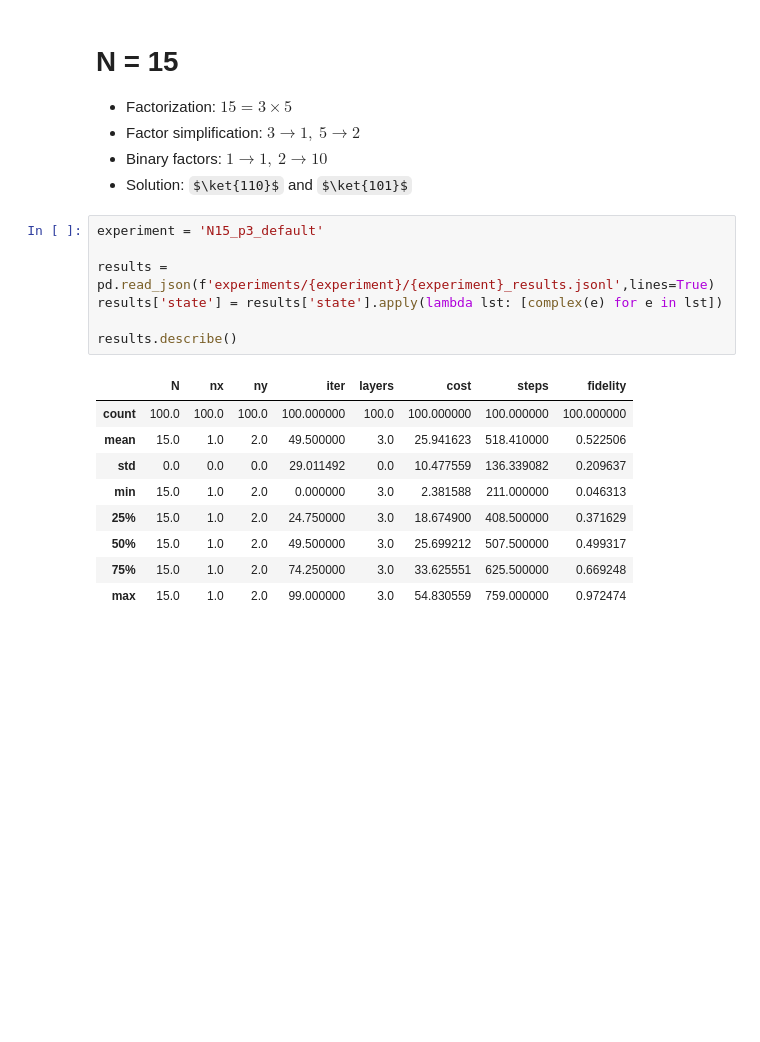
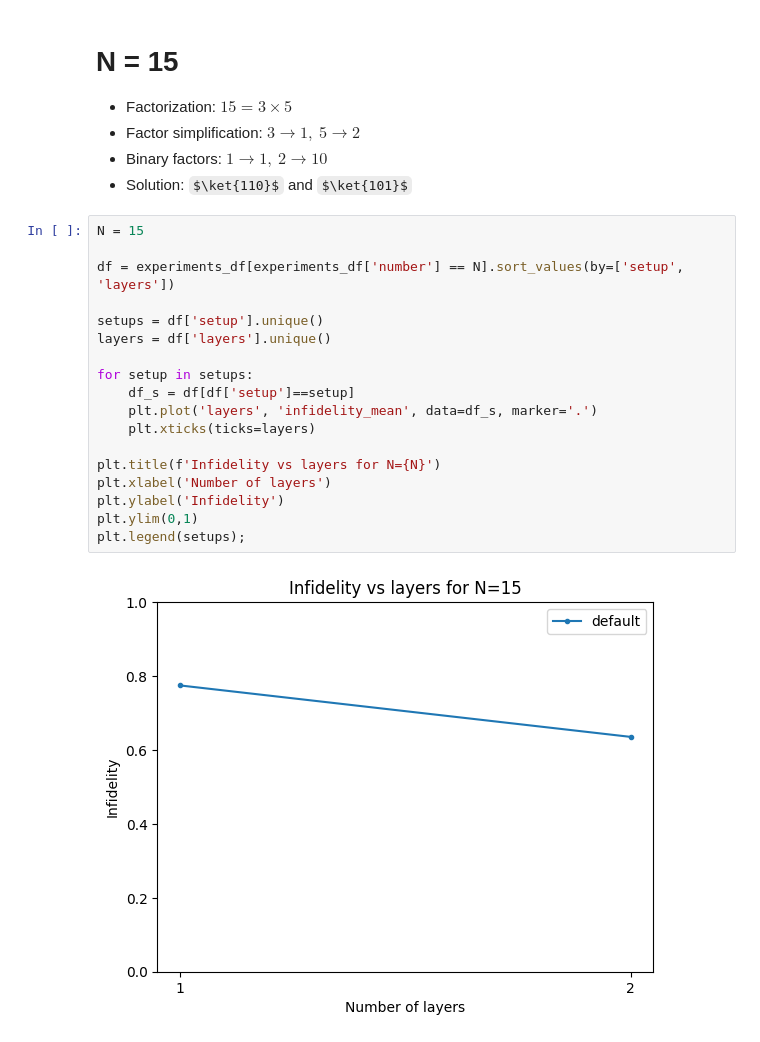
Before and after one commit to fpllcr/master-thesis, a Jupyter notebook: qaoa_factorization/notebooks/analysis.ipynb, the cells around one changed output. Cells and saved outputs as stored; diff of their text form; some formulas as TeX source; blank space fills up the shorter version.

```diff
--- a/qaoa_factorization/notebooks/analysis.ipynb
+++ b/qaoa_factorization/notebooks/analysis.ipynb
@@ -119,20 +89,23 @@ results.describe()
 * Factor simplification: $3 \rightarrow 1,\ 5 \rightarrow 2$
 * Binary factors: $1 \rightarrow 1,\ 2 \rightarrow 10$
 * Solution: $\ket{110}$ and $\ket{101}$
-# %%
-experiment = 'N15_p3_default'
-
-results = pd.read_json(f'experiments/{experiment}/{experiment}_results.jsonl',lines=True)
-results['state'] = results['state'].apply(lambda lst: [complex(e) for e in lst])
-
-results.describe()
-# %% [output]
-|  | N | nx | ny | iter | layers | cost | steps | fidelity |
-| count | 100.0 | 100.0 | 100.0 | 100.000000 | 100.0 | 100.000000 | 100.000000 | 100.000000 |
-| mean | 15.0 | 1.0 | 2.0 | 49.500000 | 3.0 | 25.941623 | 518.410000 | 0.522506 |
-| std | 0.0 | 0.0 | 0.0 | 29.011492 | 0.0 | 10.477559 | 136.339082 | 0.209637 |
-| min | 15.0 | 1.0 | 2.0 | 0.000000 | 3.0 | 2.381588 | 211.000000 | 0.046313 |
-| 25% | 15.0 | 1.0 | 2.0 | 24.750000 | 3.0 | 18.674900 | 408.500000 | 0.371629 |
-| 50% | 15.0 | 1.0 | 2.0 | 49.500000 | 3.0 | 25.699212 | 507.500000 | 0.499317 |
-| 75% | 15.0 | 1.0 | 2.0 | 74.250000 | 3.0 | 33.625551 | 625.500000 | 0.669248 |
-| max | 15.0 | 1.0 | 2.0 | 99.000000 | 3.0 | 54.830559 | 759.000000 | 0.972474 |
+# %%
+N = 15
+
+df = experiments_df[experiments_df['number'] == N].sort_values(by=['setup', 'layers'])
+
+setups = df['setup'].unique()
+layers = df['layers'].unique()
+
+for setup in setups:
+    df_s = df[df['setup']==setup]
+    plt.plot('layers', 'infidelity_mean', data=df_s, marker='.')
+    plt.xticks(ticks=layers)
+
+plt.title(f'Infidelity vs layers for N={N}')
+plt.xlabel('Number of layers')
+plt.ylabel('Infidelity')
+plt.ylim(0,1)
+plt.legend(setups);
+# %% [output]
+[figure, added]
```
Also changed, not shown: parts of 12 cells of this notebook, 42 other files.
